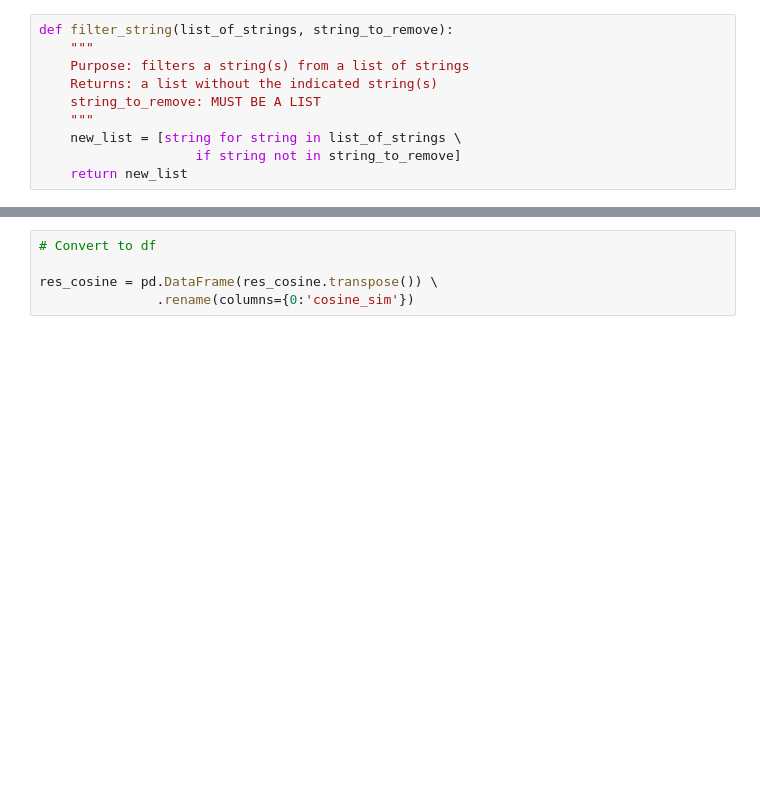
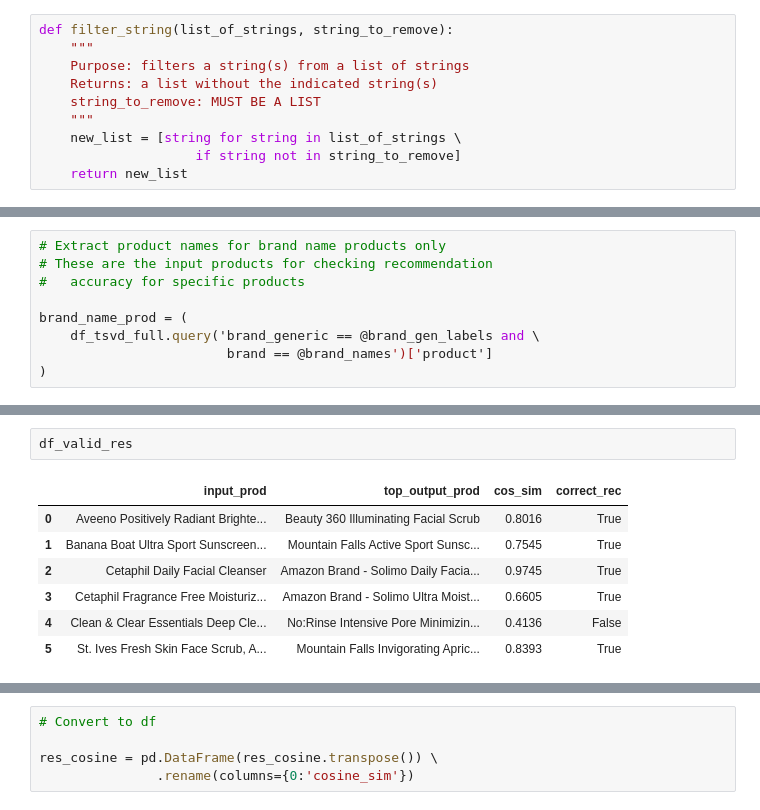
Before and after one commit to paulqsims/insight_project, a Jupyter notebook: notebooks/3_analysis.ipynb, the cells around one changed output, grey strips where cells are left out. Saved outputs shown, nothing was run; the diff lists cells and outputs as text; blank space fills up the shorter version.

```diff
--- a/notebooks/3_analysis.ipynb
+++ b/notebooks/3_analysis.ipynb
@@ -131,0 +120,9 @@ df_tsvd_full_features.loc[test2,:]
+# %%
+# Extract product names for brand name products only
+# These are the input products for checking recommendation
+#   accuracy for specific products
+
+brand_name_prod = (
+    df_tsvd_full.query('brand_generic == @brand_gen_labels and \
+                        brand == @brand_names')['product']
+)
@@ -131,0 +187,10 @@ df_tsvd_full_features.loc[test2,:]
+# %%
+df_valid_res
+# %% [output]
+|  | input_prod | top_output_prod | cos_sim | correct_rec |
+| 0 | Aveeno Positively Radiant Brighte... | Beauty 360 Illuminating Facial Scrub | 0.8016 | True |
+| 1 | Banana Boat Ultra Sport Sunscreen... | Mountain Falls Active Sport Sunsc... | 0.7545 | True |
+| 2 | Cetaphil Daily Facial Cleanser | Amazon Brand - Solimo Daily Facia... | 0.9745 | True |
+| 3 | Cetaphil Fragrance Free Moisturiz... | Amazon Brand - Solimo Ultra Moist... | 0.6605 | True |
+| 4 | Clean & Clear Essentials Deep Cle... | No:Rinse Intensive Pore Minimizin... | 0.4136 | False |
+| 5 | St. Ives Fresh Skin Face Scrub, A... | Mountain Falls Invigorating Apric... | 0.8393 | True |
```
Also changed, not shown: parts of 31 cells of this notebook.
